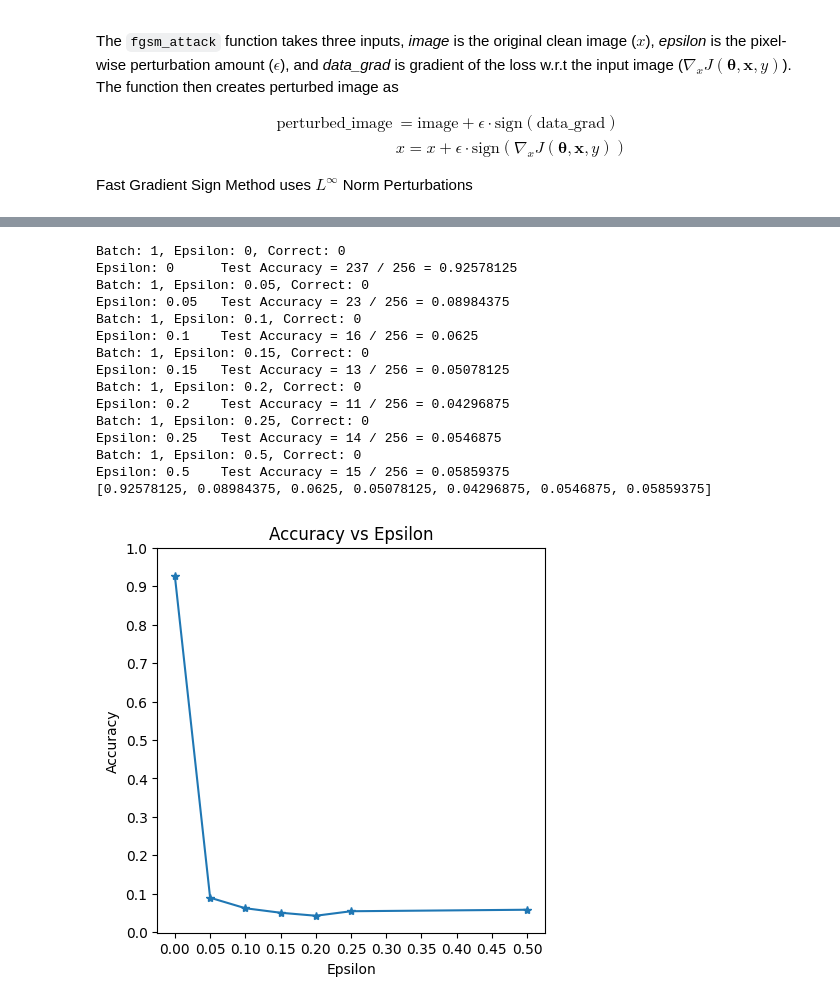
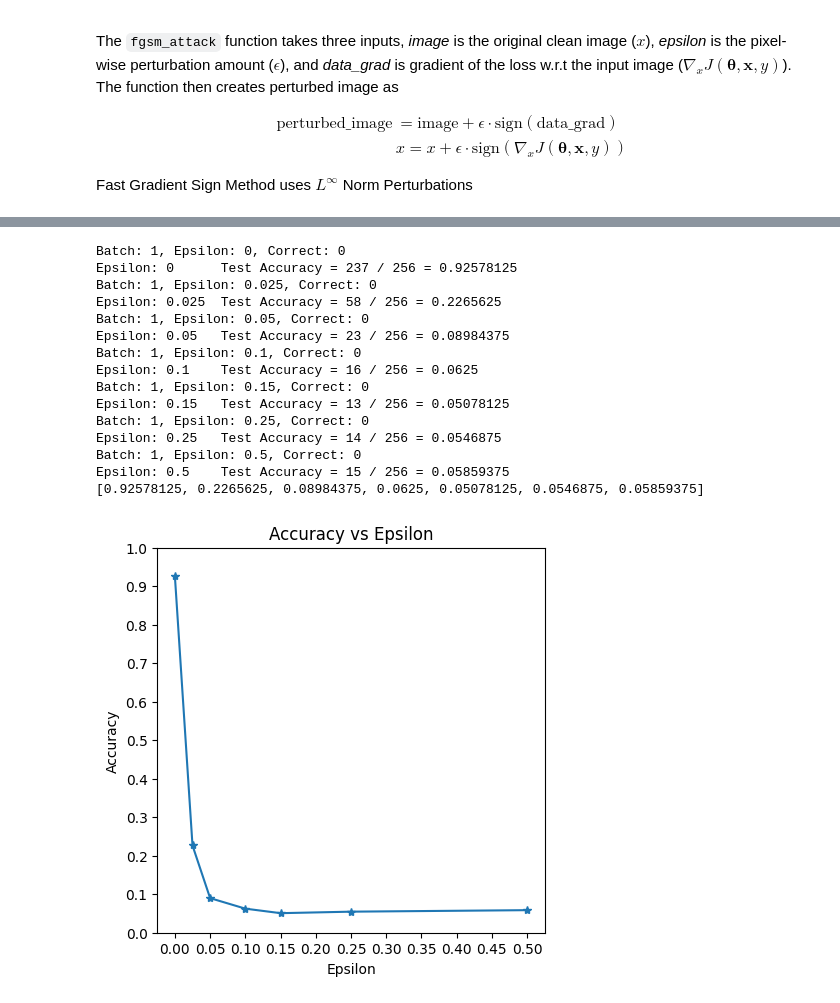
Before and after one commit to rishabhxpandey/cs490dsc, a Jupyter notebook: test_fgsm.ipynb, the cells around one changed output, grey strips where cells are left out. Cells and saved outputs as stored; diff of their text form; code cells hidden in the pictures.

```diff
--- a/test_fgsm.ipynb
+++ b/test_fgsm.ipynb
@@ -130,7 +130,7 @@ def test_fgsm(model, test_loader, epsilon):
 # %%
 # MNIST
 
-epsilons = [0, .05, .1, .15, .2, .25, .5]
+epsilons = [0, 0.025, .05, .1, .15, .25, .5]
 accuracies = []
 examples = []
 
@@ -189,7 +189,7 @@ plt.show()
 # %%
 # CIFAR10
 
-epsilons = [0, .05, .1, .15, .2, .25, .5]
+epsilons = [0, 0.025, .05, .1, .15, .25, .5]
 accuracies = []
 examples = []
 
@@ -270,43 +270,43 @@ Clipping input data to the valid range for imshow with RGB data ([0..1] for floa
 # %%
 # SVHN
 
-epsilons = [0, .05, .1, .15, .2, .25, .5]
+epsilons = [0, 0.025, .05, .1, .15, .25, .5]
 accuracies = []
 examples = []
 
 # Run test for each epsilon
 for eps in epsilons:
     acc, ex = test_fgsm(svhn_resnet_model, test_loader_svhn, eps)
     accuracies.append(acc)
     examples.append(ex)
 
 print(accuracies)
 
 plt.figure(figsize=(5,5))
 plt.plot(epsilons, accuracies, "*-")
 plt.yticks(np.arange(0, 1.1, step=0.1))
 plt.xticks(np.arange(0, .55, step=0.05))
 plt.title("Accuracy vs Epsilon")
 plt.xlabel("Epsilon")
 plt.ylabel("Accuracy")
 plt.show()
 # %% [output]
 Batch: 1, Epsilon: 0, Correct: 0
 Epsilon: 0      Test Accuracy = 237 / 256 = 0.92578125
+Batch: 1, Epsilon: 0.025, Correct: 0
+Epsilon: 0.025  Test Accuracy = 58 / 256 = 0.2265625
 Batch: 1, Epsilon: 0.05, Correct: 0
 Epsilon: 0.05   Test Accuracy = 23 / 256 = 0.08984375
 Batch: 1, Epsilon: 0.1, Correct: 0
 Epsilon: 0.1    Test Accuracy = 16 / 256 = 0.0625
 Batch: 1, Epsilon: 0.15, Correct: 0
 Epsilon: 0.15   Test Accuracy = 13 / 256 = 0.05078125
-Batch: 1, Epsilon: 0.2, Correct: 0
-Epsilon: 0.2    Test Accuracy = 11 / 256 = 0.04296875
 Batch: 1, Epsilon: 0.25, Correct: 0
 Epsilon: 0.25   Test Accuracy = 14 / 256 = 0.0546875
 Batch: 1, Epsilon: 0.5, Correct: 0
 Epsilon: 0.5    Test Accuracy = 15 / 256 = 0.05859375
-[0.92578125, 0.08984375, 0.0625, 0.05078125, 0.04296875, 0.0546875, 0.05859375]
+[0.92578125, 0.2265625, 0.08984375, 0.0625, 0.05078125, 0.0546875, 0.05859375]
-[figure, old version]
+[figure, new version]
 # %%
 # CIFAR10/SVHN Viewer
 num_cols = len(examples[0])
```
Also changed, not shown: parts of 5 cells of this notebook, 4 other files.
